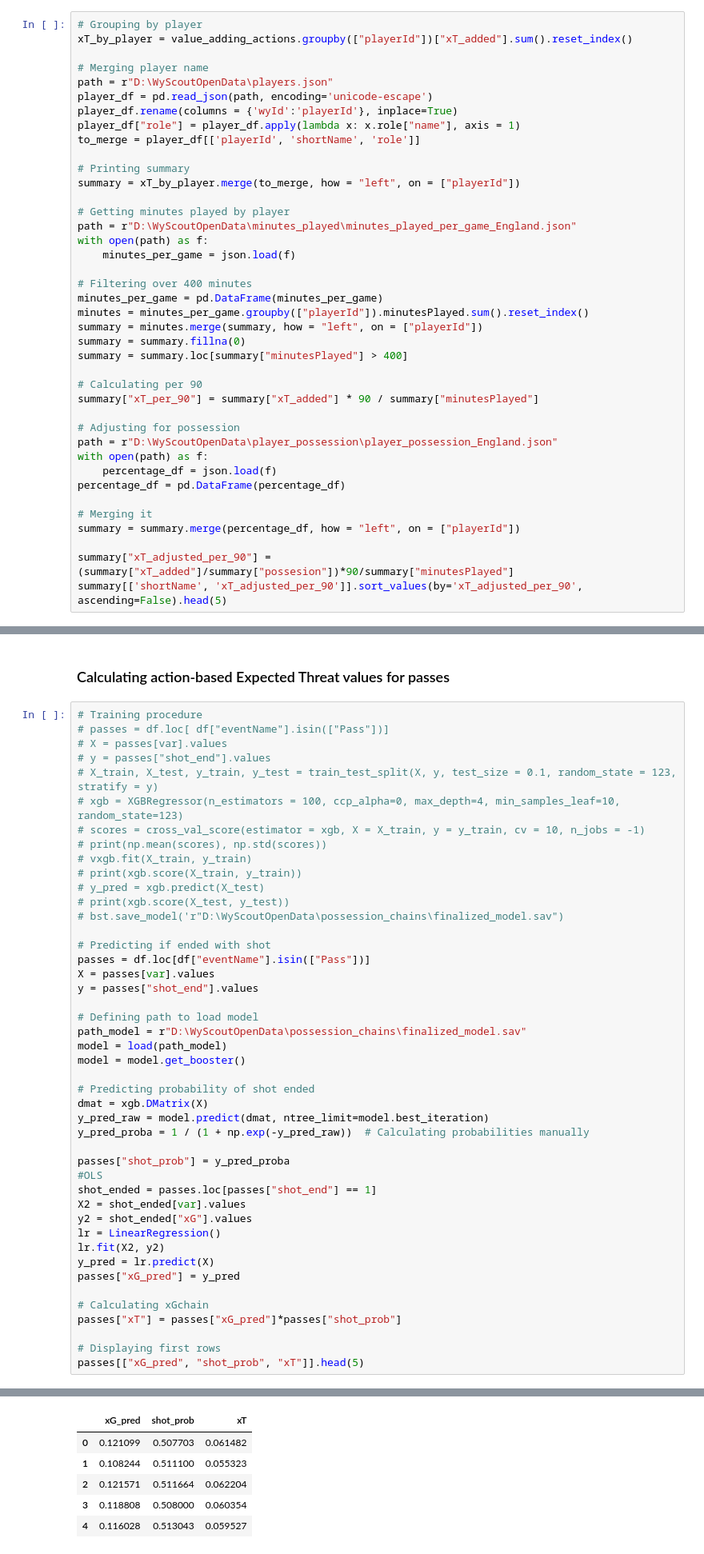
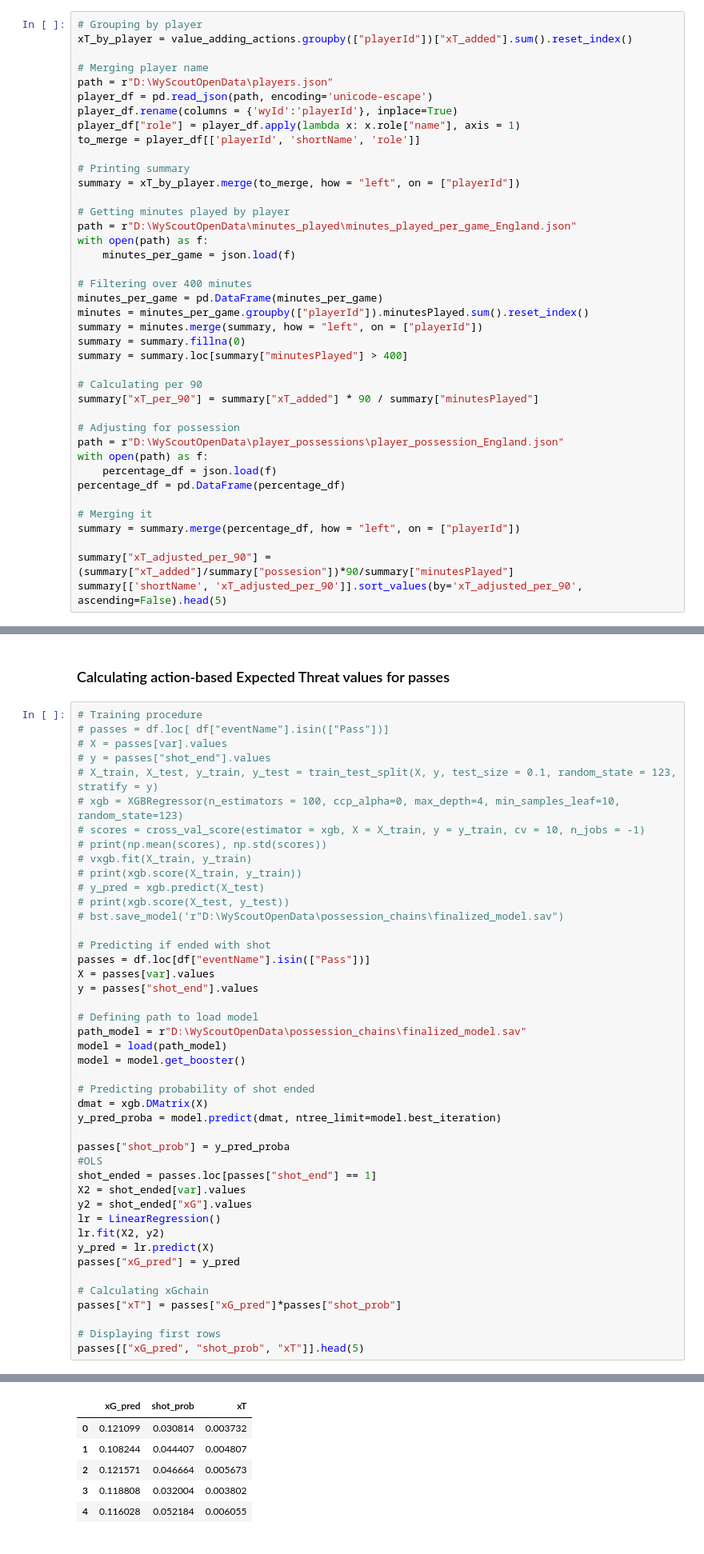
Before and after one commit to Florian-DENIS/soccermatics, a Jupyter notebook: ValuingActions.ipynb, the cells around one changed output, grey strips where cells are left out. Shown at 80% size. Cells and saved outputs as stored; diff of their text form.

```diff
--- a/ValuingActions.ipynb
+++ b/ValuingActions.ipynb
@@ -419,7 +420,7 @@ summary = summary.loc[summary["minutesPlayed"] > 400]
 summary["xT_per_90"] = summary["xT_added"] * 90 / summary["minutesPlayed"]
 
 # Adjusting for possession
-path = r"D:\WyScoutOpenData\player_possession\player_possession_England.json"
+path = r"D:\WyScoutOpenData\player_possessions\player_possession_England.json"
 with open(path) as f:
     percentage_df = json.load(f)
 percentage_df = pd.DataFrame(percentage_df)
@@ -852,8 +853,7 @@ model = model.get_booster()
 
 # Predicting probability of shot ended
 dmat = xgb.DMatrix(X)
-y_pred_raw = model.predict(dmat, ntree_limit=model.best_iteration)
-y_pred_proba = 1 / (1 + np.exp(-y_pred_raw))  # Calculating probabilities manually
+y_pred_proba = model.predict(dmat, ntree_limit=model.best_iteration)
 
 passes["shot_prob"] = y_pred_proba
 #OLS
@@ -874,9 +882,9 @@ passes[["xG_pred", "shot_prob", "xT"]].head(5)
 |  | xG_pred | shot_prob | xT |
-| 0 | 0.121099 | 0.507703 | 0.061482 |
-| 1 | 0.108244 | 0.511100 | 0.055323 |
-| 2 | 0.121571 | 0.511664 | 0.062204 |
-| 3 | 0.118808 | 0.508000 | 0.060354 |
-| 4 | 0.116028 | 0.513043 | 0.059527 |
+| 0 | 0.121099 | 0.030814 | 0.003732 |
+| 1 | 0.108244 | 0.044407 | 0.004807 |
+| 2 | 0.121571 | 0.046664 | 0.005673 |
+| 3 | 0.118808 | 0.032004 | 0.003802 |
+| 4 | 0.116028 | 0.052184 | 0.006055 |
 # %% [markdown]
 ### Making a plot of pass values
 # %%
```
Also changed, not shown: parts of 5 cells of this notebook.
